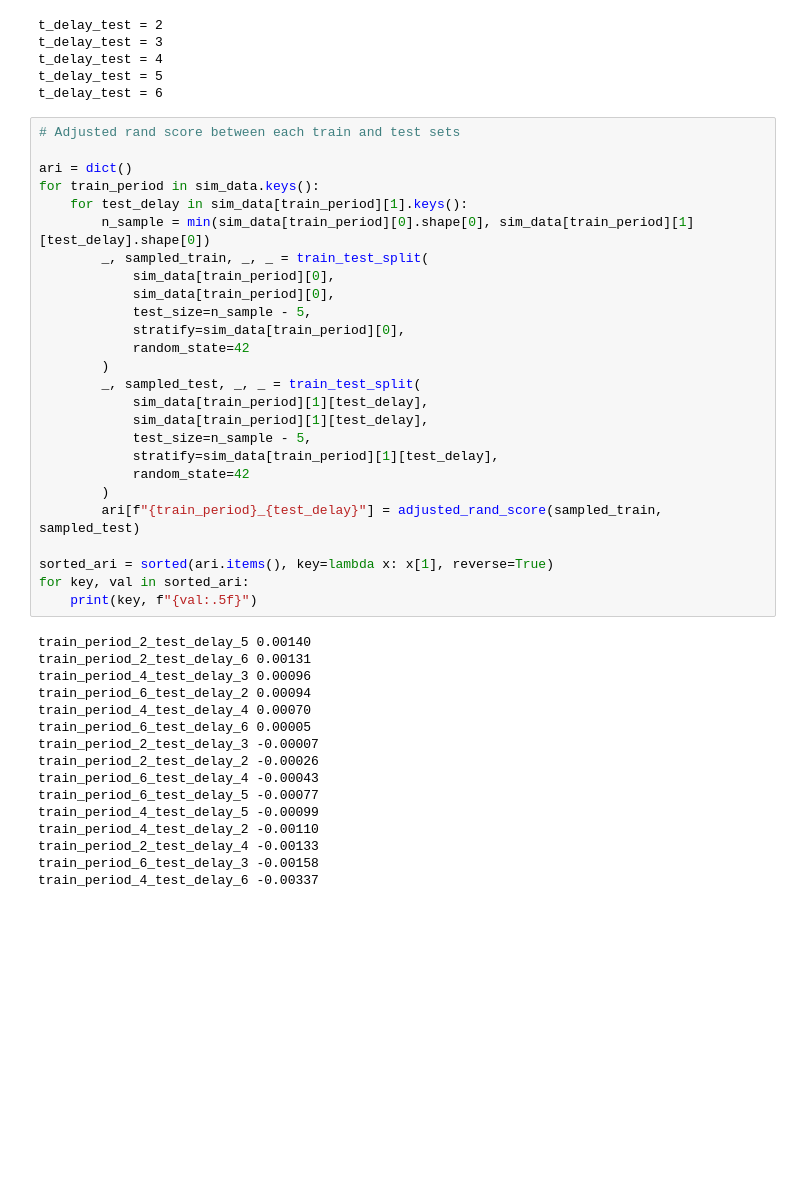
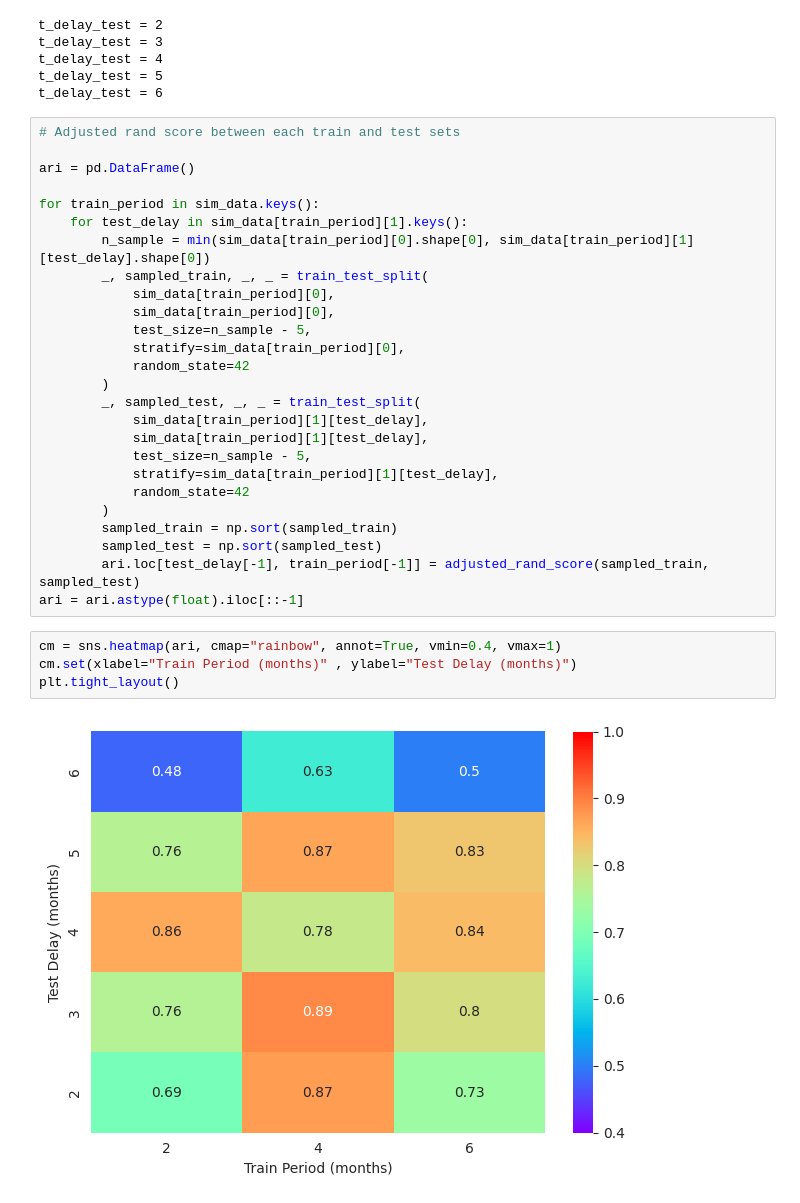
Before and after one commit to vicmcl/e-commerce, a Jupyter notebook: notebook_simulation.ipynb, the cells around one changed output. Drawn from its saved outputs; the diff is of its cells as text; blank space fills up the shorter version.

Commit message:
Plot ARI heatmap

```diff
--- a/notebook_simulation.ipynb
+++ b/notebook_simulation.ipynb
@@ -260,7 +260,8 @@ t_delay_test = 6
 # %%
 # Adjusted rand score between each train and test sets
 
-ari = dict()
+ari = pd.DataFrame()
+
 for train_period in sim_data.keys():
     for test_delay in sim_data[train_period][1].keys():
         n_sample = min(sim_data[train_period][0].shape[0], sim_data[train_period][1][test_delay].shape[0])
@@ -278,24 +279,13 @@ for train_period in sim_data.keys():
             stratify=sim_data[train_period][1][test_delay],
             random_state=42
         )
-        ari[f"{train_period}_{test_delay}"] = adjusted_rand_score(sampled_train, sampled_test)
-
-sorted_ari = sorted(ari.items(), key=lambda x: x[1], reverse=True)
-for key, val in sorted_ari:
-    print(key, f"{val:.5f}")
+        sampled_train = np.sort(sampled_train)
+        sampled_test = np.sort(sampled_test)
+        ari.loc[test_delay[-1], train_period[-1]] = adjusted_rand_score(sampled_train, sampled_test)
+ari = ari.astype(float).iloc[::-1]
-# %% [output]
-train_period_2_test_delay_5 0.00140
-train_period_2_test_delay_6 0.00131
-train_period_4_test_delay_3 0.00096
-train_period_6_test_delay_2 0.00094
-train_period_4_test_delay_4 0.00070
-train_period_6_test_delay_6 0.00005
-train_period_2_test_delay_3 -0.00007
-train_period_2_test_delay_2 -0.00026
-train_period_6_test_delay_4 -0.00043
-train_period_6_test_delay_5 -0.00077
-train_period_4_test_delay_5 -0.00099
-train_period_4_test_delay_2 -0.00110
-train_period_2_test_delay_4 -0.00133
-train_period_6_test_delay_3 -0.00158
-train_period_4_test_delay_6 -0.00337
+# %%
+cm = sns.heatmap(ari, cmap="rainbow", annot=True, vmin=0.4, vmax=1)
+cm.set(xlabel="Train Period (months)" , ylabel="Test Delay (months)")
+plt.tight_layout()
+# %% [output]
+[figure, added]
```
